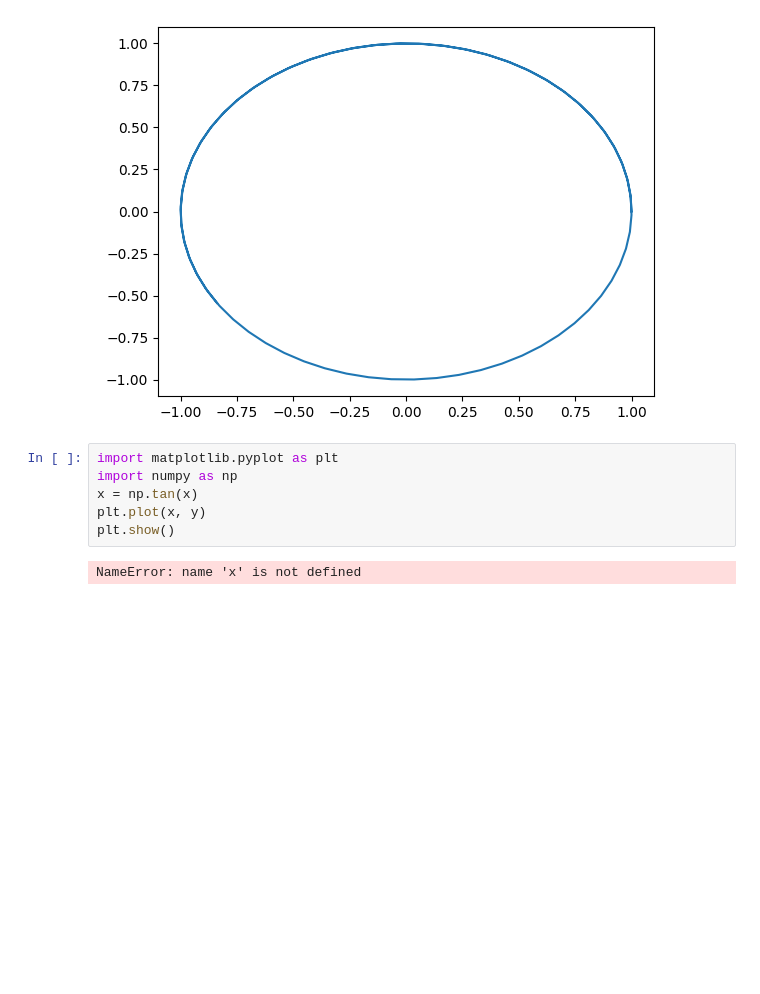
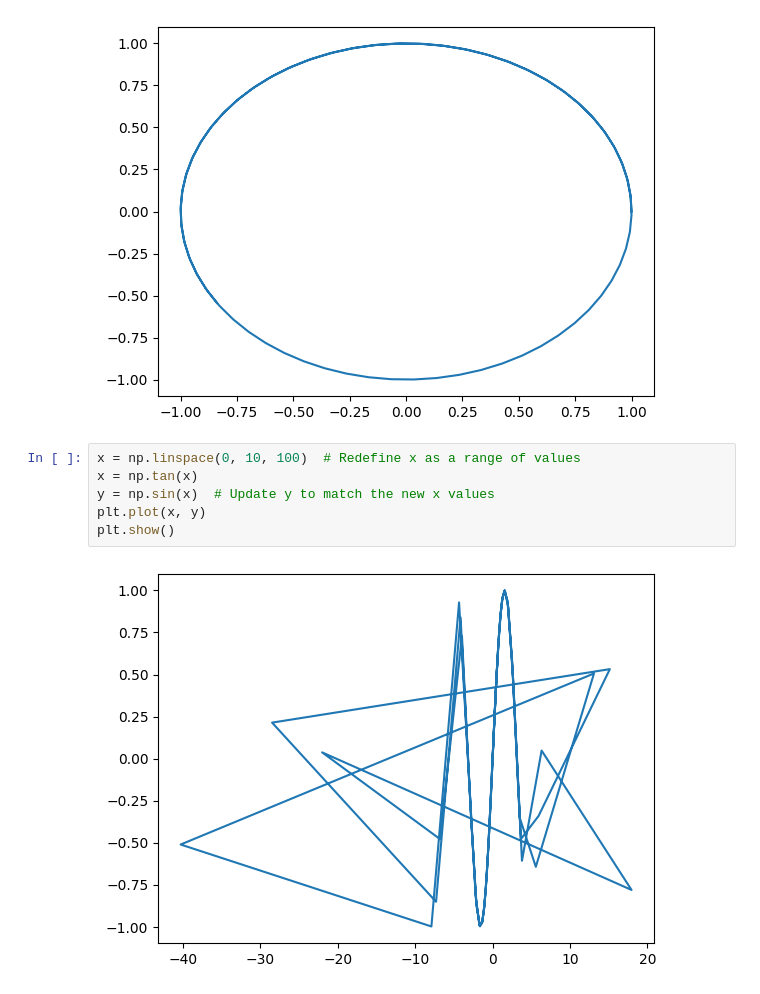
Before and after one commit to Prathamesshh/Python, a Jupyter notebook: import.ipynb, the cells around one changed output. Saved outputs shown, nothing was run; the diff lists cells and outputs as text; blank space fills up the shorter version.

```diff
--- a/import.ipynb
+++ b/import.ipynb
@@ -57,10 +57,10 @@ plt.show()
 # %% [output]
 [figure]
 # %%
-import matplotlib.pyplot as plt
-import numpy as np
+x = np.linspace(0, 10, 100)  # Redefine x as a range of values
 x = np.tan(x)
+y = np.sin(x)  # Update y to match the new x values
 plt.plot(x, y)
 plt.show()
 # %% [output]
-NameError: name 'x' is not defined
+[figure, added]
```
